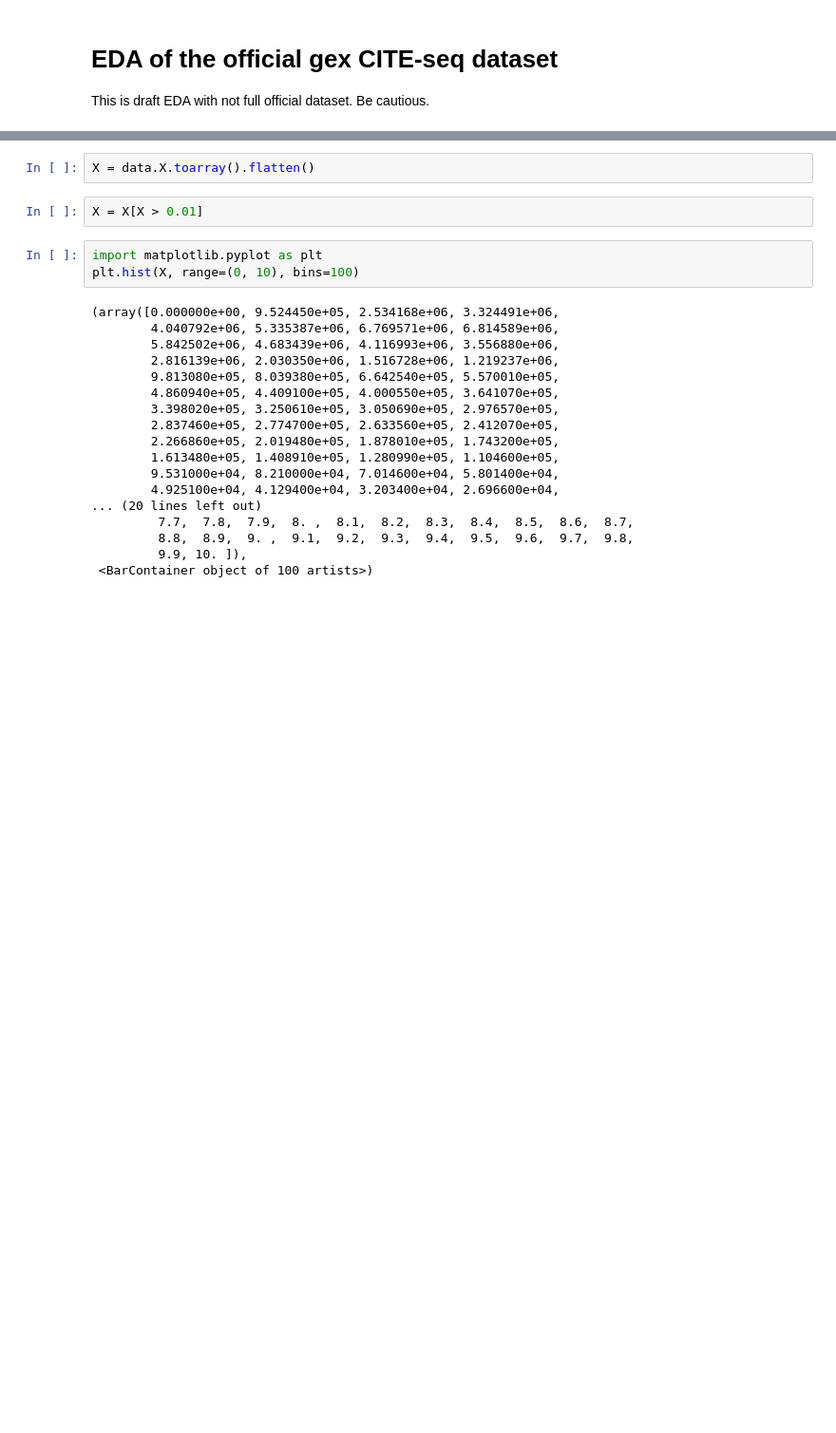
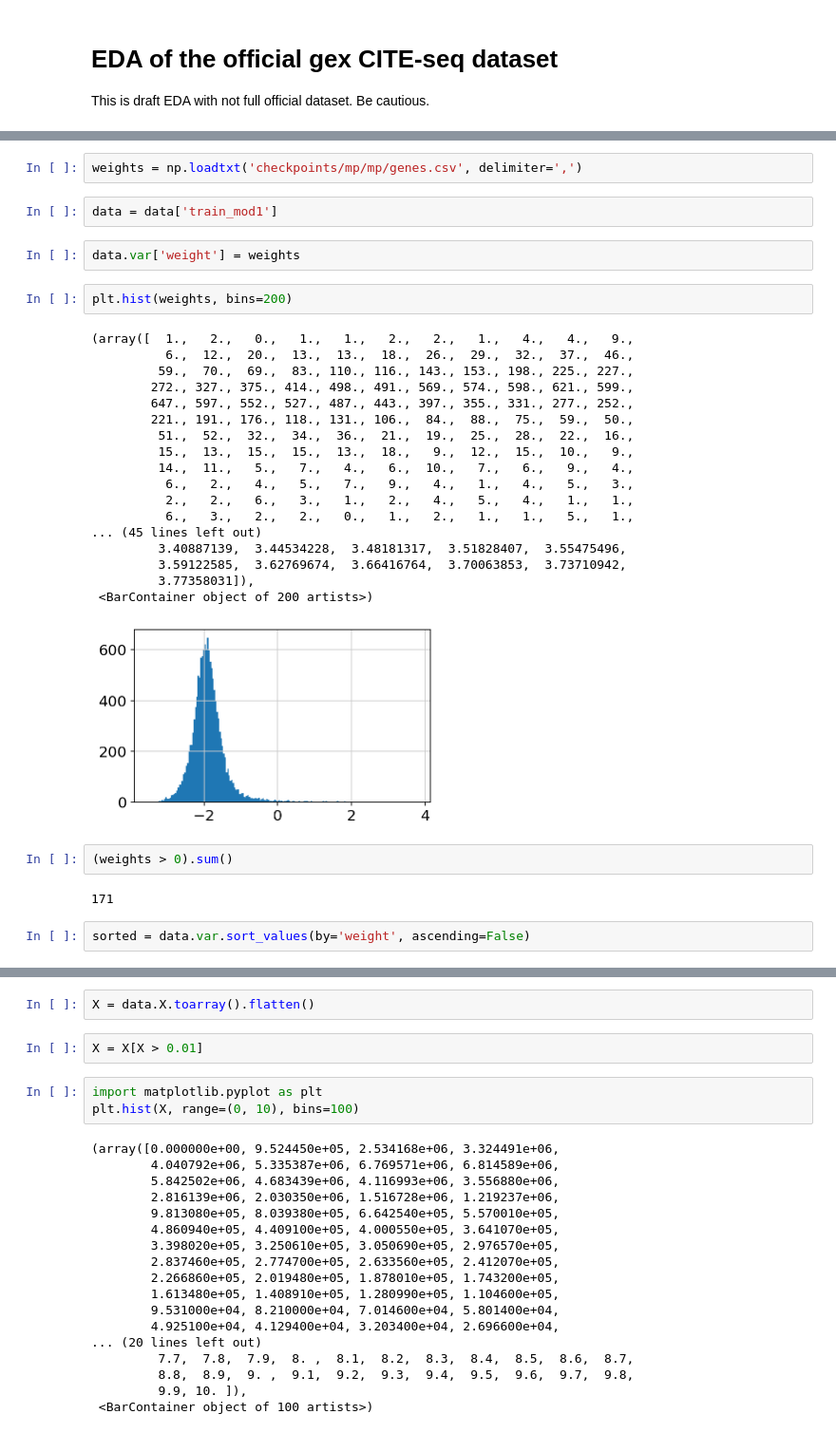
Before and after one commit to SteshinSS/NeurIPS2021, a Jupyter notebook: notebooks/EDA/official/gex_adt.ipynb, the cells around one changed output, grey strips where cells are left out. Shown at 95% size. Drawn from its saved outputs; the diff is of its cells as text; blank space fills up the shorter version.

```diff
--- a/notebooks/EDA/official/gex_adt.ipynb
+++ b/notebooks/EDA/official/gex_adt.ipynb
@@ -17,0 +36,33 @@ data = ad.read_h5ad("data/official/common/openproblems_bmmc_cite_phase1/openprob
+# %%
+weights = np.loadtxt('checkpoints/mp/mp/genes.csv', delimiter=',')
+# %%
+data = data['train_mod1']
+# %%
+data.var['weight'] = weights
+# %%
+plt.hist(weights, bins=200)
+# %% [output]
+(array([  1.,   2.,   0.,   1.,   1.,   2.,   2.,   1.,   4.,   4.,   9.,
+          6.,  12.,  20.,  13.,  13.,  18.,  26.,  29.,  32.,  37.,  46.,
+         59.,  70.,  69.,  83., 110., 116., 143., 153., 198., 225., 227.,
+        272., 327., 375., 414., 498., 491., 569., 574., 598., 621., 599.,
+        647., 597., 552., 527., 487., 443., 397., 355., 331., 277., 252.,
+        221., 191., 176., 118., 131., 106.,  84.,  88.,  75.,  59.,  50.,
+         51.,  52.,  32.,  34.,  36.,  21.,  19.,  25.,  28.,  22.,  16.,
+         15.,  13.,  15.,  15.,  13.,  18.,   9.,  12.,  15.,  10.,   9.,
+         14.,  11.,   5.,   7.,   4.,   6.,  10.,   7.,   6.,   9.,   4.,
+          6.,   2.,   4.,   5.,   7.,   9.,   4.,   1.,   4.,   5.,   3.,
+          2.,   2.,   6.,   3.,   1.,   2.,   4.,   5.,   4.,   1.,   1.,
+          6.,   3.,   2.,   2.,   0.,   1.,   2.,   1.,   1.,   5.,   1.,
+... (45 lines left out)
+         3.40887139,  3.44534228,  3.48181317,  3.51828407,  3.55475496,
+         3.59122585,  3.62769674,  3.66416764,  3.70063853,  3.73710942,
+         3.77358031]),
+ <BarContainer object of 200 artists>)
+[figure, added]
+# %%
+(weights > 0).sum()
+# %% [output]
+171
+# %%
+sorted = data.var.sort_values(by='weight', ascending=False)
```
Also changed, not shown: parts of 5 cells of this notebook, 6 other files.
